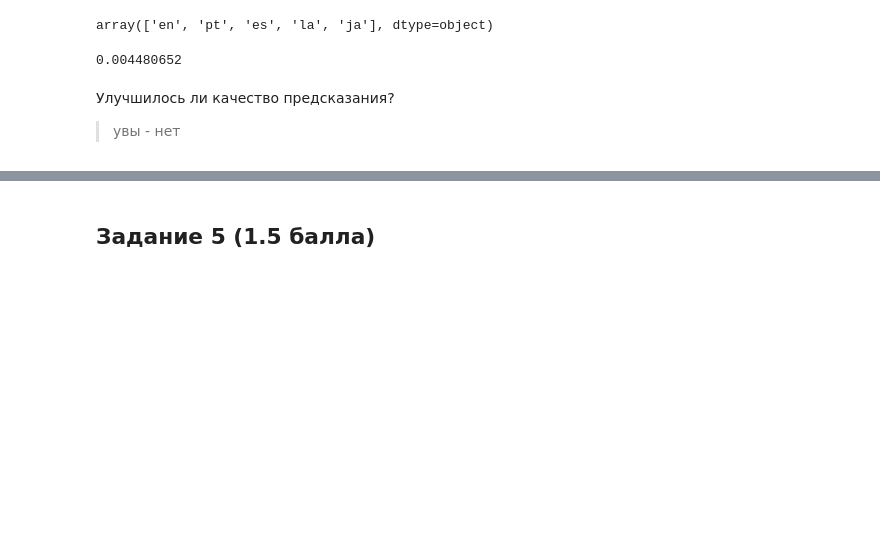
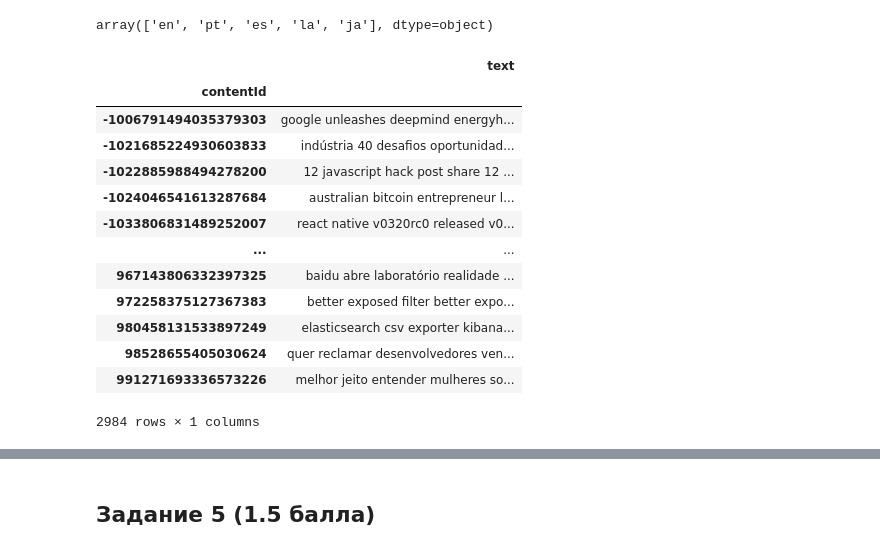
Before and after one commit to tararonis/2-3.hse-ml-ht, a Jupyter notebook: HT6/Hometask6.ipynb, the cells around one changed output, grey strips where cells are left out. Cells and saved outputs as stored; diff of their text form; code cells hidden in the pictures; blank space fills up the shorter version.

```diff
--- a/HT6/Hometask6.ipynb
+++ b/HT6/Hometask6.ipynb
@@ -366,20 +365,27 @@ def preprocess_text(text):
     text = text.lower()
     text = re.sub(r'[^\w\s]', '', text)
     tokens = word_tokenize(text)
-
-    filtered_tokens = [word for word in tokens if word not in stop_words]
-
-    lemmatized_tokens = [lemmatizer.lemmatize(word) for word in filtered_tokens]
-
-    normalized_tokens = []
-    for token in lemmatized_tokens:
-        doc = nlp(token)
-        normalized_tokens.append(doc[0].lemma_)
-
-    preprocessed_text = ' '.join(normalized_tokens)
-
-    return preprocessed_text
+    tokens = [lemmatizer.lemmatize(token) for token in tokens if token not in stop_words]
+    return ' '.join(tokens)
 # %%
-feat['title_and_text'] = feat['title_and_text'].apply(preprocess_text)
+feat = feat.copy()
+feat['text'] = feat['text'].apply(preprocess_text)
+# %%
+feat
+# %% [output]
+|  | text |
+| contentId |  |
+| -1006791494035379303 | google unleashes deepmind energyh... |
+| -1021685224930603833 | indústria 40 desafios oportunidad... |
+| -1022885988494278200 | 12 javascript hack post share 12 ... |
+| -1024046541613287684 | australian bitcoin entrepreneur l... |
+| -1033806831489252007 | react native v0320rc0 released v0... |
+| ... | ... |
+| 967143806332397325 | baidu abre laboratório realidade ... |
+| 972258375127367383 | better exposed filter better expo... |
+| 980458131533897249 | elasticsearch csv exporter kibana... |
+| 98528655405030624 | quer reclamar desenvolvedores ven... |
+| 991271693336573226 | melhor jeito entender mulheres so... |
+2984 rows × 1 columns
 # %%
 tfidf_vectorizer = TfidfVectorizer()
@@ -392,9 +397,2 @@ model.fit(data_train, item_features=item_features, epochs=40, num_threads=4)
 
 precision = precision_at_k(model, data_test, item_features=item_features, k=10).mean()
-# %%
-precision
-# %% [output]
-0.004480652
-# %% [markdown]
-Улучшилось ли качество предсказания?
-> увы - нет
```
Also changed, not shown: parts of 35 cells of this notebook.
